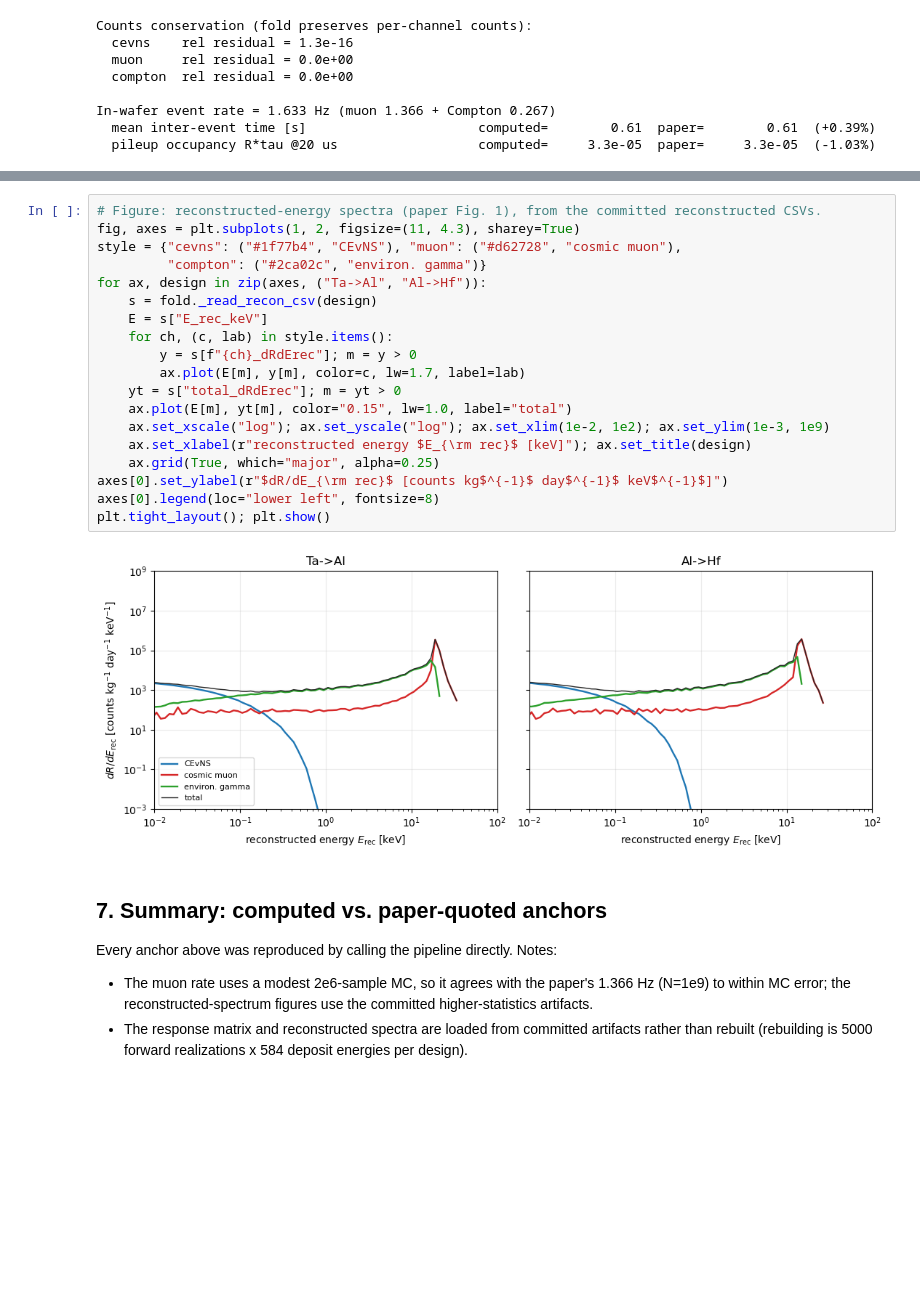
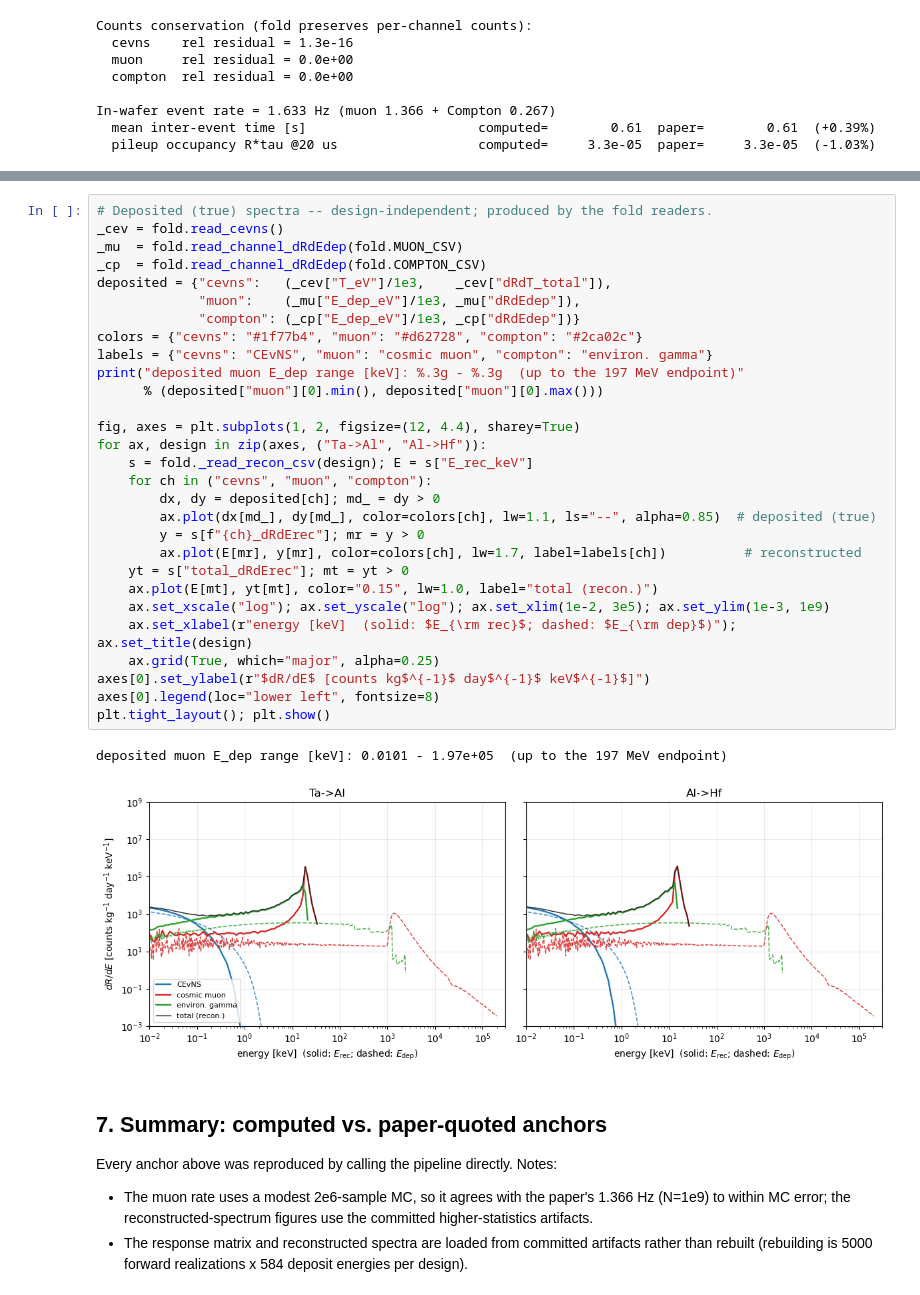
Before and after one commit to WashU-Astroparticle-Lab/qpd_potential, a Jupyter notebook: notebooks/paper_calculations.ipynb, the cells around one changed output, grey strips where cells are left out. Drawn from its saved outputs; the diff is of its cells as text; blank space fills up the shorter version.

```diff
--- a/notebooks/paper_calculations.ipynb
+++ b/notebooks/paper_calculations.ipynb
@@ -358,24 +366,35 @@ In-wafer event rate = 1.633 Hz (muon 1.366 + Compton 0.267)
 # %%
-# Figure: reconstructed-energy spectra (paper Fig. 1), from the committed reconstructed CSVs.
-fig, axes = plt.subplots(1, 2, figsize=(11, 4.3), sharey=True)
-style = {"cevns": ("#1f77b4", "CEvNS"), "muon": ("#d62728", "cosmic muon"),
-         "compton": ("#2ca02c", "environ. gamma")}
+# Deposited (true) spectra -- design-independent; produced by the fold readers.
+_cev = fold.read_cevns()
+_mu  = fold.read_channel_dRdEdep(fold.MUON_CSV)
+_cp  = fold.read_channel_dRdEdep(fold.COMPTON_CSV)
+deposited = {"cevns":   (_cev["T_eV"]/1e3,    _cev["dRdT_total"]),
+             "muon":    (_mu["E_dep_eV"]/1e3, _mu["dRdEdep"]),
+             "compton": (_cp["E_dep_eV"]/1e3, _cp["dRdEdep"])}
+colors = {"cevns": "#1f77b4", "muon": "#d62728", "compton": "#2ca02c"}
+labels = {"cevns": "CEvNS", "muon": "cosmic muon", "compton": "environ. gamma"}
+print("deposited muon E_dep range [keV]: %.3g - %.3g  (up to the 197 MeV endpoint)"
+      % (deposited["muon"][0].min(), deposited["muon"][0].max()))
+
+fig, axes = plt.subplots(1, 2, figsize=(12, 4.4), sharey=True)
 for ax, design in zip(axes, ("Ta->Al", "Al->Hf")):
-    s = fold._read_recon_csv(design)
-    E = s["E_rec_keV"]
-    for ch, (c, lab) in style.items():
-        y = s[f"{ch}_dRdErec"]; m = y > 0
-        ax.plot(E[m], y[m], color=c, lw=1.7, label=lab)
-    yt = s["total_dRdErec"]; m = yt > 0
-    ax.plot(E[m], yt[m], color="0.15", lw=1.0, label="total")
-    ax.set_xscale("log"); ax.set_yscale("log"); ax.set_xlim(1e-2, 1e2); ax.set_ylim(1e-3, 1e9)
-    ax.set_xlabel(r"reconstructed energy $E_{\rm rec}$ [keV]"); ax.set_title(design)
+    s = fold._read_recon_csv(design); E = s["E_rec_keV"]
+    for ch in ("cevns", "muon", "compton"):
+        dx, dy = deposited[ch]; md_ = dy > 0
+        ax.plot(dx[md_], dy[md_], color=colors[ch], lw=1.1, ls="--", alpha=0.85)  # deposited (true)
+        y = s[f"{ch}_dRdErec"]; mr = y > 0
+        ax.plot(E[mr], y[mr], color=colors[ch], lw=1.7, label=labels[ch])          # reconstructed
+    yt = s["total_dRdErec"]; mt = yt > 0
+    ax.plot(E[mt], yt[mt], color="0.15", lw=1.0, label="total (recon.)")
+    ax.set_xscale("log"); ax.set_yscale("log"); ax.set_xlim(1e-2, 3e5); ax.set_ylim(1e-3, 1e9)
+    ax.set_xlabel(r"energy [keV]  (solid: $E_{\rm rec}$; dashed: $E_{\rm dep}$)"); ax.set_title(design)
     ax.grid(True, which="major", alpha=0.25)
-axes[0].set_ylabel(r"$dR/dE_{\rm rec}$ [counts kg$^{-1}$ day$^{-1}$ keV$^{-1}$]")
+axes[0].set_ylabel(r"$dR/dE$ [counts kg$^{-1}$ day$^{-1}$ keV$^{-1}$]")
 axes[0].legend(loc="lower left", fontsize=8)
 plt.tight_layout(); plt.show()
 # %% [output]
+deposited muon E_dep range [keV]: 0.0101 - 1.97e+05  (up to the 197 MeV endpoint)
-[figure, old version]
+[figure, new version]
 # %% [markdown]
 ## 7. Summary: computed vs. paper-quoted anchors
 
```
Also changed, not shown: parts of 1 cell of this notebook, 7 other files.
